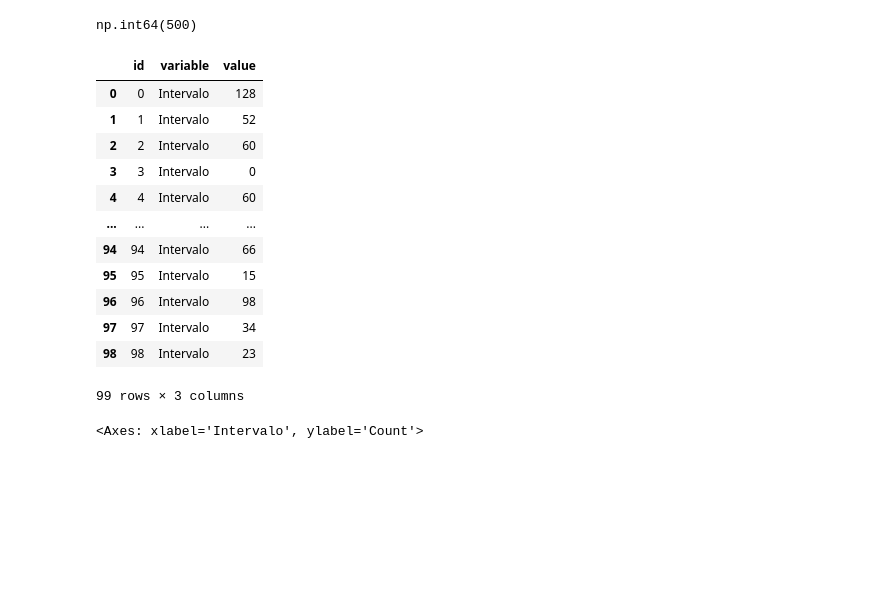
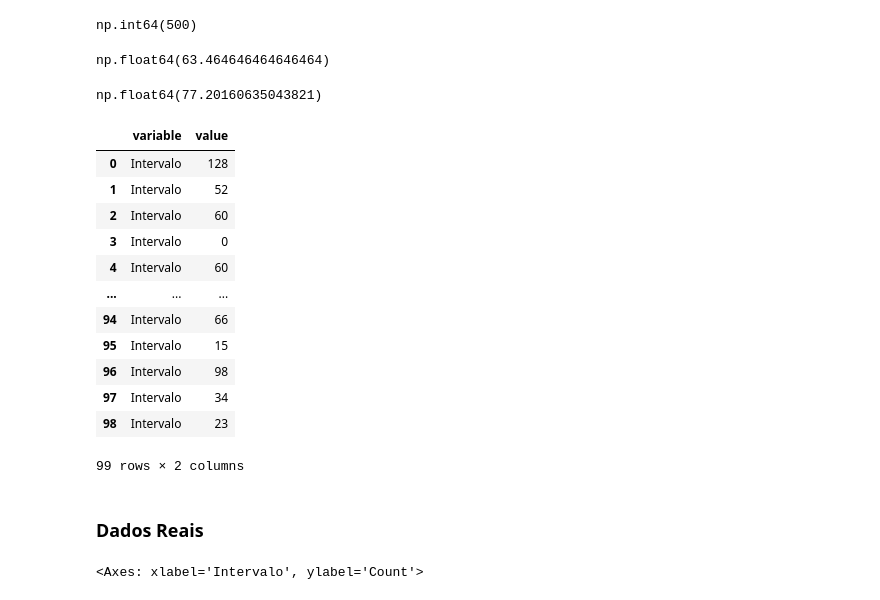
Before and after one commit to ErickFiel/Simulacao-Discreta, a Jupyter notebook: simulation.ipynb, the cells around one changed output. Cells and saved outputs as stored; diff of their text form; code cells hidden in the pictures; blank space fills up the shorter version.

```diff
--- a/simulation.ipynb
+++ b/simulation.ipynb
@@ -324,24 +324,32 @@ Name: Intervalo, Length: 99, dtype: int64
 df_times['Intervalo'].max()
 # %% [output]
 np.int64(500)
-# %%
-df_times['id'] = df_times.index
+# %%
+df_times['Intervalo'].mean()
+# %% [output]
+np.float64(63.464646464646464)
+# %%
+df_times['Intervalo'].std()
+# %% [output]
+np.float64(77.20160635043821)
 # %%
-pd.melt(df_times, id_vars=['id'], value_vars=['Intervalo'])
+pd.melt(df_times, value_vars=['Intervalo'])
 # %% [output]
-|  | id | variable | value |
-| 0 | 0 | Intervalo | 128 |
-| 1 | 1 | Intervalo | 52 |
-| 2 | 2 | Intervalo | 60 |
-| 3 | 3 | Intervalo | 0 |
-| 4 | 4 | Intervalo | 60 |
-| ... | ... | ... | ... |
-| 94 | 94 | Intervalo | 66 |
-| 95 | 95 | Intervalo | 15 |
-| 96 | 96 | Intervalo | 98 |
-| 97 | 97 | Intervalo | 34 |
-| 98 | 98 | Intervalo | 23 |
+|  | variable | value |
+| 0 | Intervalo | 128 |
+| 1 | Intervalo | 52 |
+| 2 | Intervalo | 60 |
+| 3 | Intervalo | 0 |
+| 4 | Intervalo | 60 |
+| ... | ... | ... |
+| 94 | Intervalo | 66 |
+| 95 | Intervalo | 15 |
+| 96 | Intervalo | 98 |
+| 97 | Intervalo | 34 |
+| 98 | Intervalo | 23 |
-99 rows × 3 columns
+99 rows × 2 columns
+# %% [markdown]
+### Dados Reais
 # %%
 sns.histplot(data=df_times, x = 'Intervalo')
 # %% [output]
```
Also changed, not shown: parts of 6 cells of this notebook, 1 other file.
